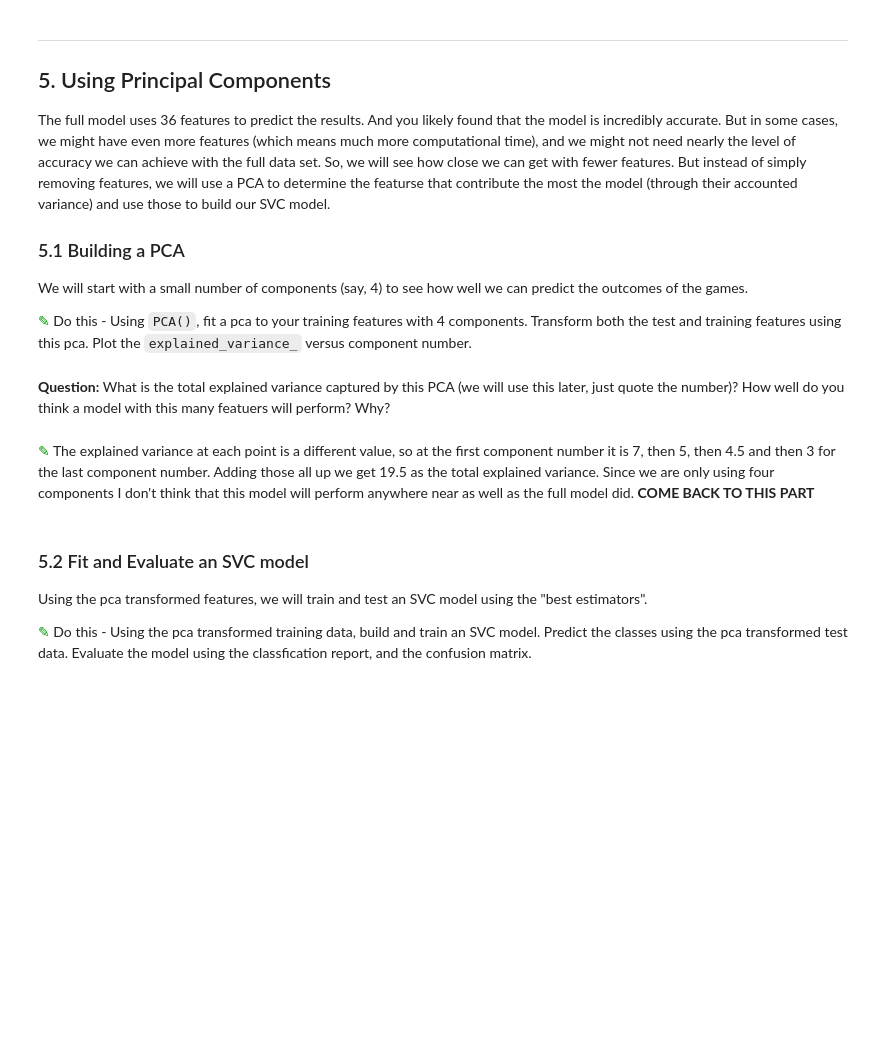
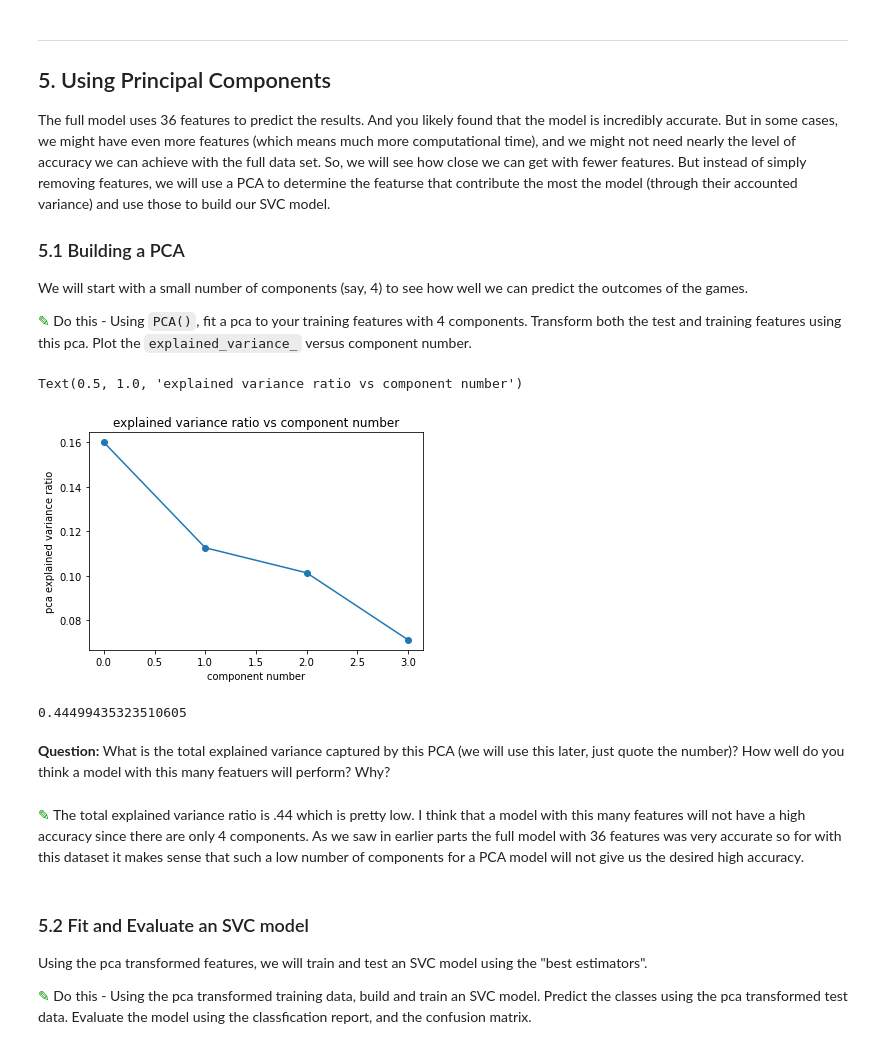
Before and after one commit to bellasaid/CMSE202, a Jupyter notebook: Homework4-SVM_and_PCA-STUDENT.ipynb, the cells around one changed output. Saved outputs shown, nothing was run; the diff lists cells and outputs as text; code cells hidden in the pictures; blank space fills up the shorter version.

Commit message:
explained variance fix

```diff
--- a/Homework4-SVM_and_PCA-STUDENT.ipynb
+++ b/Homework4-SVM_and_PCA-STUDENT.ipynb
@@ -227,16 +289,21 @@ pca = pca.fit(train_vectors)
 pca_train_vectors = pca.transform(train_vectors)
 pca_test_vectors = pca.transform(test_vectors)
 # %%
-plt.plot(pca.explained_variance_, marker ='o')
-plt.ylabel('pca explained variance')
+plt.plot(pca.explained_variance_ratio_, marker ='o')
+plt.ylabel('pca explained variance ratio')
 plt.xlabel('component number')
-plt.title('explained variance vs component number')
+plt.title('explained variance ratio vs component number')
+# %% [output]
+Text(0.5, 1.0, 'explained variance ratio vs component number')
+[figure, added]
 # %%
-sum(pca.explained_variance_)
+sum(pca.explained_variance_ratio_)
+# %% [output]
+0.44499435323510605
 # %% [markdown]
 **Question:** What is the total explained variance captured by this PCA (we will use this later, just quote the number)? How well do you think a model with this many featuers will perform? Why?
-# %% [markdown]
-<font size=8 color="#009600">&#9998;</font> The explained variance at each point is a different value, so at the first component number it is 7, then 5, then 4.5 and then 3 for the last component number. Adding those all up we get 19.5 as the total explained variance. Since we are only using four components I don't think that this model will perform anywhere near as well as the full model did. __COME BACK TO THIS PART__
+# %% [markdown]
+<font size=8 color="#009600">&#9998;</font>  The total explained variance ratio is .44 which is pretty low. I think that a model with this many features will not have a high accuracy since there are only 4 components. As we saw in earlier parts the full model with 36 features was very accurate so for with this dataset it makes sense that such a low number of components for a PCA model will not give us the desired high accuracy.
 # %% [markdown]
 ### 5.2 Fit and Evaluate an SVC model
 
```
Also changed, not shown: parts of 19 cells of this notebook.
